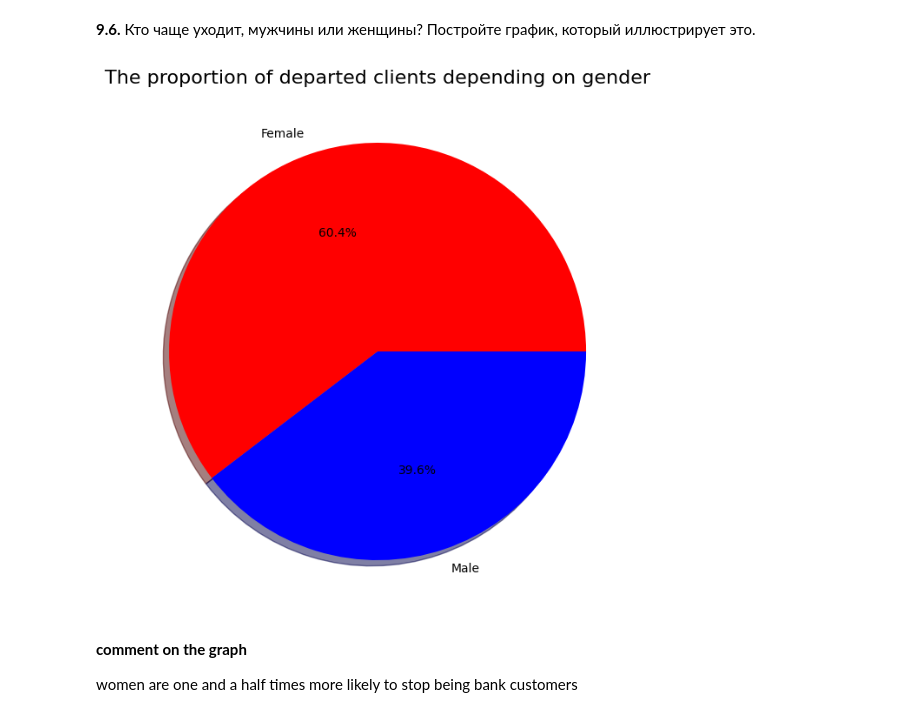
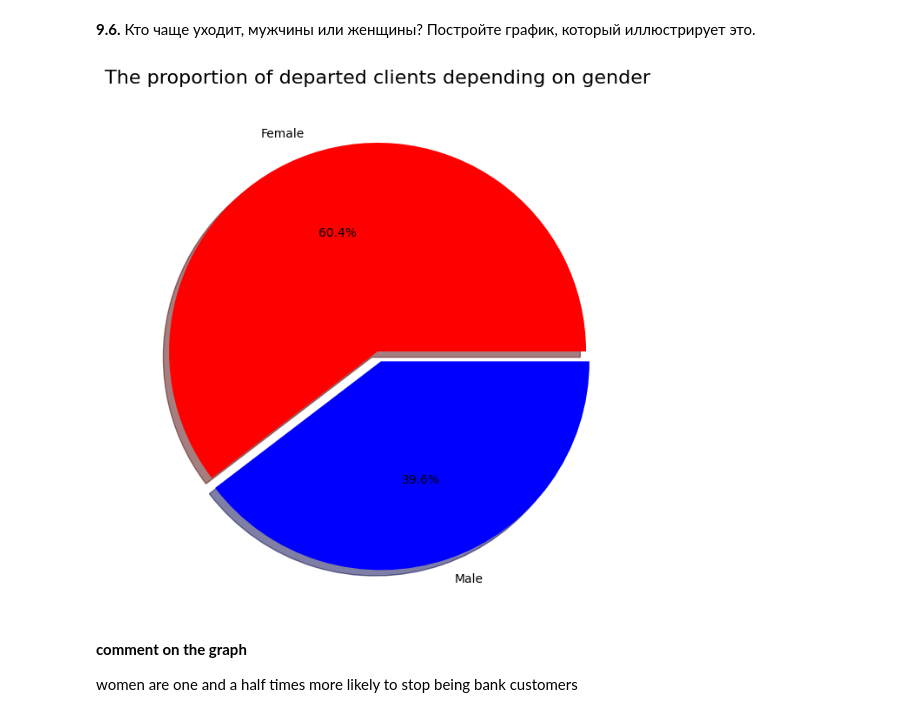
Before and after one commit to ElenaBask/Homework_SF, a Jupyter notebook: Project_13/Analysis_bankclients.ipynb, the cells around one changed output. Drawn from its saved outputs; the diff is of its cells as text; code cells hidden in the pictures.

```diff
--- a/Project_13/Analysis_bankclients.ipynb
+++ b/Project_13/Analysis_bankclients.ipynb
@@ -253,25 +239,26 @@ ___________________
 # %%
 # data
 x = churn_data.groupby('Gender').Exited.mean()
 
 #plotting
 fig = plt.figure(figsize=(6, 6))
 axes = fig.add_axes([0, 0, 1, 1])
 axes.pie(
     x,
     labels=x.index,
     autopct='%.1f%%',
     shadow=True,
-    colors=['red', 'blue']
+    colors=['red', 'blue'],
+    explode=[0, 0.05]
 )
 
 # adding informativeness
 axes.set_title('The proportion of departed clients depending on gender', fontsize=16)
 
 #display
 plt.show();
 # %% [output]
-[figure, old version]
+[figure, new version]
 # %% [markdown]
 **comment on the graph**
 
```
Also changed, not shown: parts of 9 cells of this notebook.
